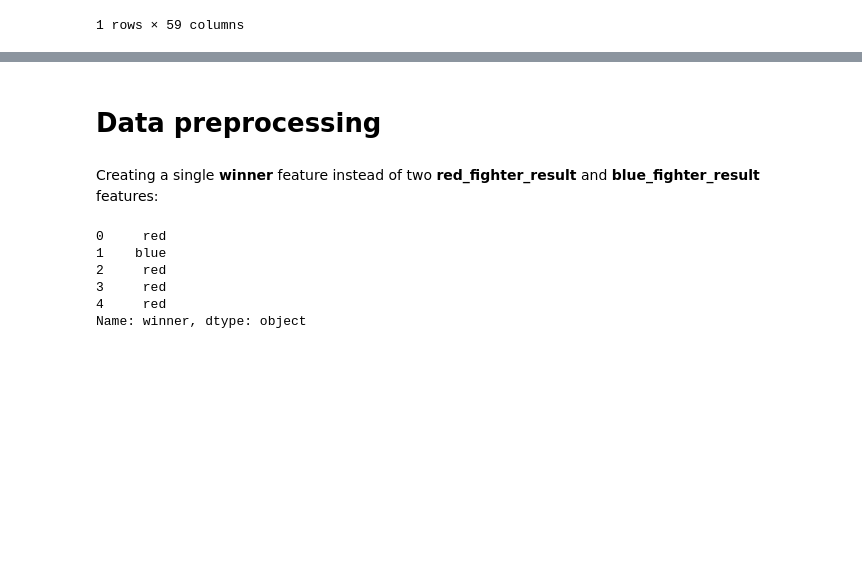
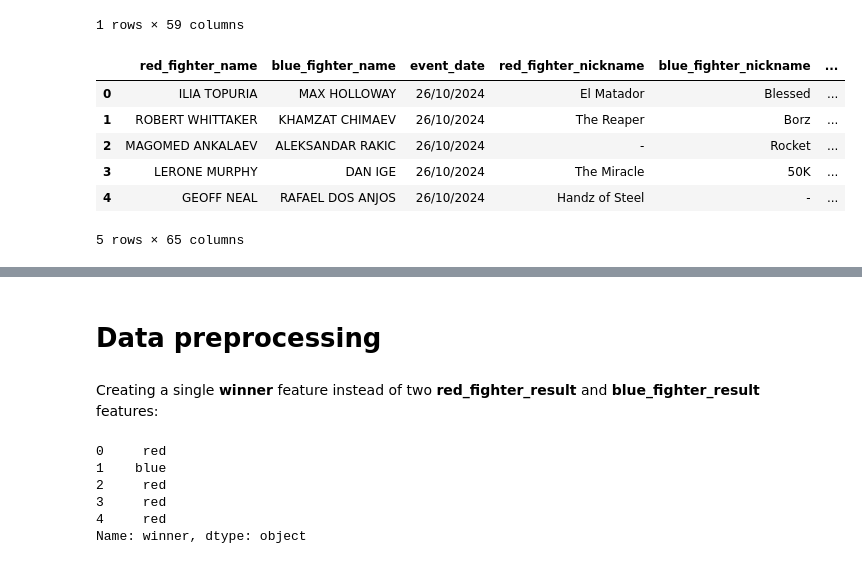
Before and after one commit to komaksym/UFC-DataLab, a Jupyter notebook: data/src/prepare_for_EDA.ipynb, the cells around one changed output, grey strips where cells are left out. Saved outputs shown, nothing was run; the diff lists cells and outputs as text; code cells hidden in the pictures; blank space fills up the shorter version.

Commit message:
merged additional external features, but not done yet

```diff
--- a/data/src/prepare_for_EDA.ipynb
+++ b/data/src/prepare_for_EDA.ipynb
@@ -86,11 +159,20 @@ fights_stats[fights_stats['red_fighter_name'] == "ORLANDO WIET"]
 | 7749 | ORLANDO WIET | ROBERT LUCARELLI | 11/03/1994 | The Gladiator | - | ... |
 1 rows × 59 columns
 # %%
-fights_stats[fights_stats["red_fighter_name"]]
+fights_stats = pd.merge(fights_stats, athlete_stats, left_on='red_fighter_name', right_on='fighter_name')
+fights_stats.rename(columns={'height': 'red_fighter_height', 'reach': 'red_fighter_reach', 'stance': 'red_fighter_stance'}, inplace=True)
+fights_stats.drop(columns='fighter_name', inplace=True)
-# %%
-features_to_merge = ["height", "reach", "stance"]
-fighters = ["red_fighter", "blue_fighter"]
-
-for feature in features_to_merge:
-    for fighter in fighters:
-        fights_stats[f"{fighter}_{feature}"] = fights_stats[fights_stats[f"{fighter}_name"]]
+# %%
+fights_stats = pd.merge(fights_stats, athlete_stats, left_on='blue_fighter_name', right_on='fighter_name')
+fights_stats.rename(columns={'height': 'blue_fighter_height', 'reach': 'blue_fighter_reach', 'stance': 'blue_fighter_stance'}, inplace=True)
+fights_stats.drop(columns='fighter_name', inplace=True)
+# %%
+fights_stats.head()
+# %% [output]
+|  | red_fighter_name | blue_fighter_name | event_date | red_fighter_nickname | blue_fighter_nickname | ... |
+| 0 | ILIA TOPURIA | MAX HOLLOWAY | 26/10/2024 | El Matador | Blessed | ... |
+| 1 | ROBERT WHITTAKER | KHAMZAT CHIMAEV | 26/10/2024 | The Reaper | Borz | ... |
+| 2 | MAGOMED ANKALAEV | ALEKSANDAR RAKIC | 26/10/2024 | - | Rocket | ... |
+| 3 | LERONE MURPHY | DAN IGE | 26/10/2024 | The Miracle | 50K | ... |
+| 4 | GEOFF NEAL | RAFAEL DOS ANJOS | 26/10/2024 | Handz of Steel | - | ... |
+5 rows × 65 columns
```
Also changed, not shown: parts of 11 cells of this notebook.
